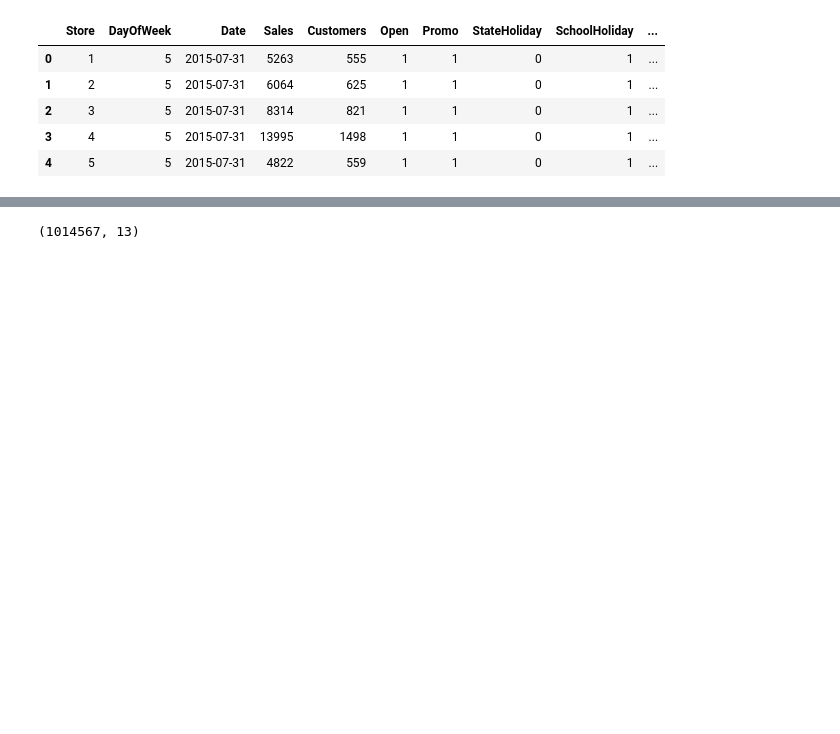
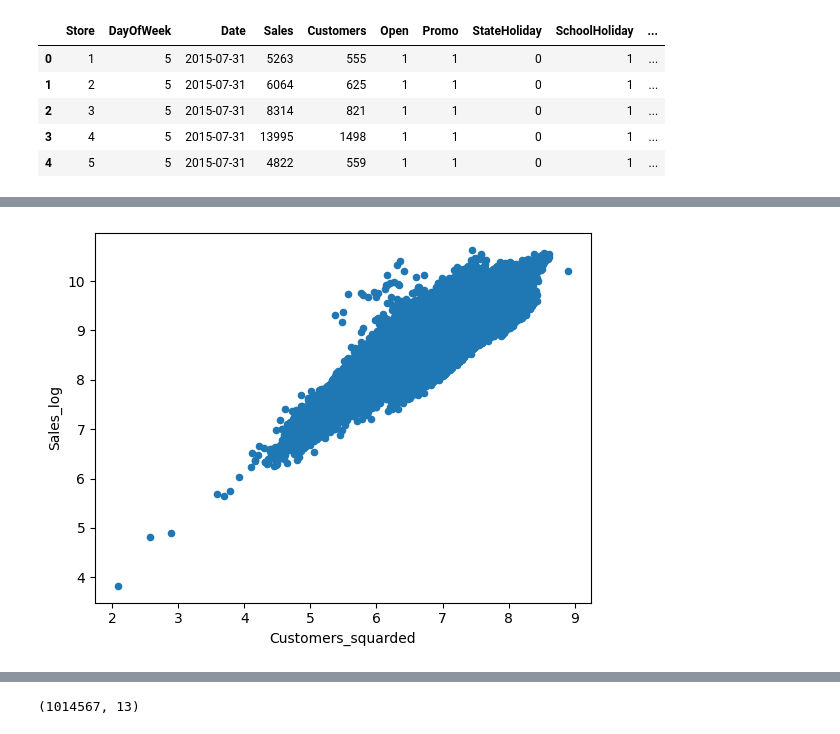
Before and after one commit to MijulSaxena/Retail-Sales-Prediction-Regression-Project, a Jupyter notebook: Capstone_Project_Supervised_ML_Regression_.ipynb, the cells around one changed output, grey strips where cells are left out. Saved outputs shown, nothing was run; the diff lists cells and outputs as text; code cells hidden in the pictures; blank space fills up the shorter version.

```diff
--- a/Capstone_Project_Supervised_ML_Regression_.ipynb
+++ b/Capstone_Project_Supervised_ML_Regression_.ipynb
@@ -393,0 +406,7 @@ data.head()
+# %%
+data['Customers_squarded'] = np.log(data['Customers'])
+data['Sales_log'] = np.log(data['Sales'])
+data.plot(kind = 'scatter', x = 'Customers_squarded', y = 'Sales_log')
+plt.show()
+# %% [output]
+[figure, added]
```
Also changed, not shown: parts of 14 cells of this notebook.
